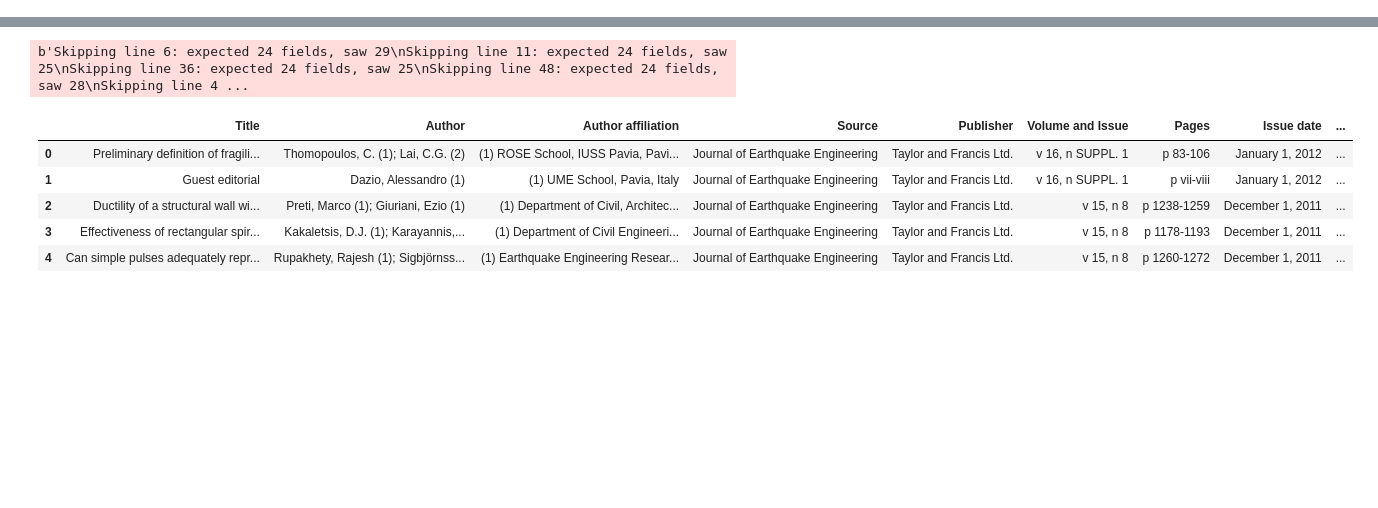
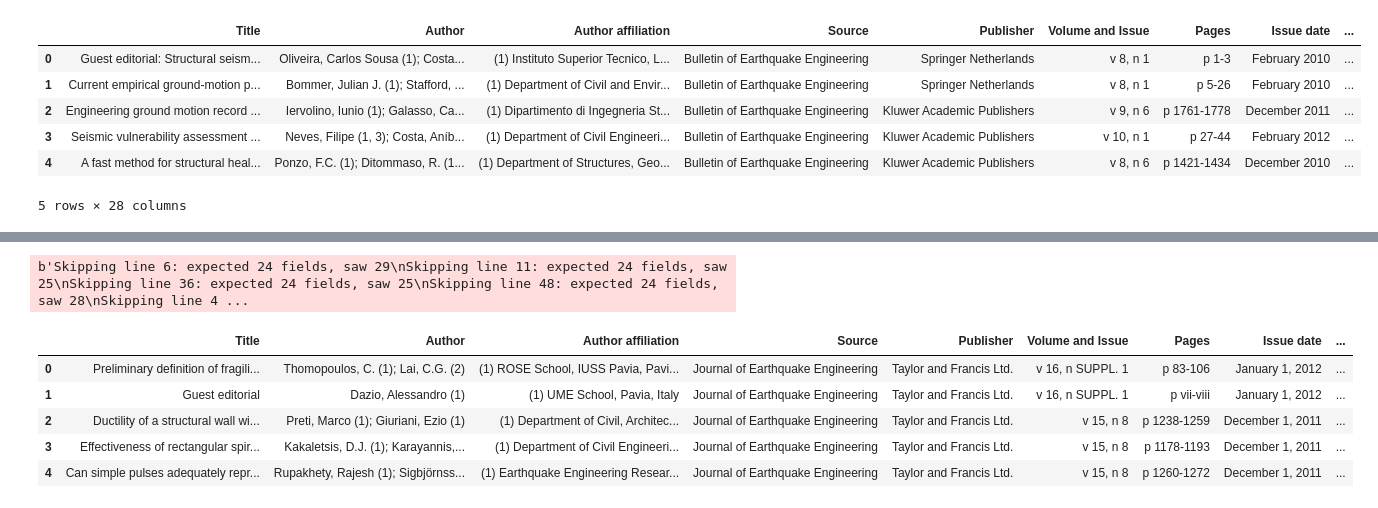
Before and after one commit to hbbhsy/LDA-EQEng, a Jupyter notebook: misc/Pipeline.ipynb, the cells around one changed output, grey strips where cells are left out. Cells and saved outputs as stored; diff of their text form; code cells hidden in the pictures; blank space fills up the shorter version.

```diff
--- a/Pipeline.ipynb
+++ b/misc/Pipeline.ipynb
@@ -32,2 +41,5 @@ dirs
  'Engineering_Village_abstract_5-30-2020_182034301.csv',
  'Engineering_Village_abstract_5-30-2020_181628435.csv']
+# %%
+frames = [ pd.read_csv('data/{}'.format(f),error_bad_lines=False) for f in files ]
+df = pd.concat(frames)
@@ -33,0 +58,10 @@ dirs
+# %%
+df.head()
+# %% [output]
+|  | Title | Author | Author affiliation | Source | Publisher | Volume and Issue | Pages | Issue date | ... |
+| 0 | Guest editorial: Structural seism... | Oliveira, Carlos Sousa (1); Costa... | (1) Instituto Superior Tecnico, L... | Bulletin of Earthquake Engineering | Springer Netherlands | v 8, n 1 | p 1-3 | February 2010 | ... |
+| 1 | Current empirical ground-motion p... | Bommer, Julian J. (1); Stafford, ... | (1) Department of Civil and Envir... | Bulletin of Earthquake Engineering | Springer Netherlands | v 8, n 1 | p 5-26 | February 2010 | ... |
+| 2 | Engineering ground motion record ... | Iervolino, Iunio (1); Galasso, Ca... | (1) Dipartimento di Ingegneria St... | Bulletin of Earthquake Engineering | Kluwer Academic Publishers | v 9, n 6 | p 1761-1778 | December 2011 | ... |
+| 3 | Seismic vulnerability assessment ... | Neves, Filipe (1, 3); Costa, Aníb... | (1) Department of Civil Engineeri... | Bulletin of Earthquake Engineering | Kluwer Academic Publishers | v 10, n 1 | p 27-44 | February 2012 | ... |
+| 4 | A fast method for structural heal... | Ponzo, F.C. (1); Ditommaso, R. (1... | (1) Department of Structures, Geo... | Bulletin of Earthquake Engineering | Kluwer Academic Publishers | v 8, n 6 | p 1421-1434 | December 2010 | ... |
+5 rows × 28 columns
```
Also changed, not shown: parts of 3 cells of this notebook, 4 other files.
